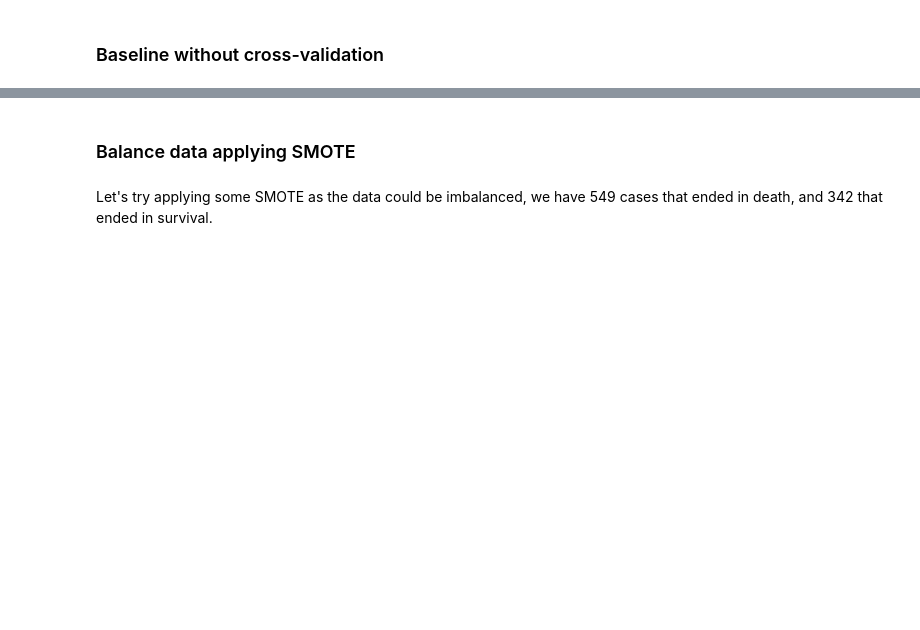
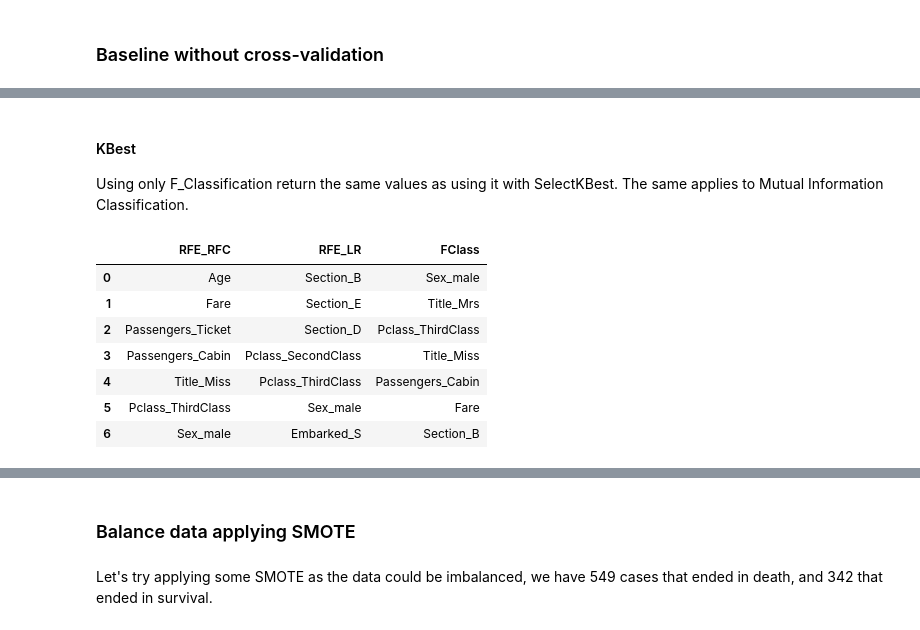
Before and after one commit to sbmoyano/data_science_projects, a Jupyter notebook: kaggle_titanic_competition/kaggle_titanic_competition_classification.ipynb, the cells around one changed output, grey strips where cells are left out. Drawn from its saved outputs; the diff is of its cells as text; code cells hidden in the pictures; blank space fills up the shorter version.

```diff
--- a/kaggle_titanic_competition/kaggle_titanic_competition_classification.ipynb
+++ b/kaggle_titanic_competition/kaggle_titanic_competition_classification.ipynb
@@ -1707,7 +1126,0 @@ mi_classif = pd.DataFrame(data={"Mutual_Information_Classification": mi,
-# %%
-sel_mi = SelectKBest(mutual_info_classif, k=15)
-X_train = sel_mi.fit_transform(X_age_cds_dsi_ticket_title_pass_pcimp_rcf_dummy_vif, y)
-
-sel_mi = pd.DataFrame(data={"Feature": X_age_cds_dsi_ticket_title_pass_pcimp_rcf_dummy_vif.columns.to_list(),
-                            "Support": sel_mi.get_support(),
-                            "Scores": sel_mi.scores_}).sort_values(by="Support", ascending=False)
@@ -1940,0 +1180,3 @@ print("\n Logistic Regression accuracy:", lr_cross_val_scores.mean().round(5), "
+# %%
+selected_features = pd.DataFrame()
+selected_features
@@ -1952,0 +1248,24 @@ First seven most important features: ['Sex_male', 'Age', 'Fare', 'Pclass_ThirdCl
+# %% [markdown]
+#### KBest
+
+Using only F_Classification return the same values as using it with SelectKBest. The same applies to Mutual Information Classification.
+# %%
+sel_fclassif = SelectKBest(f_classif, k=7)
+X_train_selected = sel_fclassif.fit_transform(X_train_transf, y_train)
+
+sel_f_classif = pd.DataFrame(data={'Feature_FClass': X_train_transf.columns.to_list(),
+                                   'Support': sel_fclassif.get_support(),
+                                   'Scores': sel_fclassif.scores_,
+                                   'p_values': np.round(sel_fclassif.pvalues_, 3)}).sort_values(by='Scores', ascending=False).reset_index(drop=True)
+
+selected_features['FClass'] = sel_f_classif.loc[rfe_lr['Support'] == True]['Feature_FClass']
+selected_features
+# %% [output]
+|  | RFE_RFC | RFE_LR | FClass |
+| 0 | Age | Section_B | Sex_male |
+| 1 | Fare | Section_E | Title_Mrs |
+| 2 | Passengers_Ticket | Section_D | Pclass_ThirdClass |
+| 3 | Passengers_Cabin | Pclass_SecondClass | Title_Miss |
+| 4 | Title_Miss | Pclass_ThirdClass | Passengers_Cabin |
+| 5 | Pclass_ThirdClass | Sex_male | Fare |
+| 6 | Sex_male | Embarked_S | Section_B |
```
Also changed, not shown: parts of 112 cells of this notebook.
